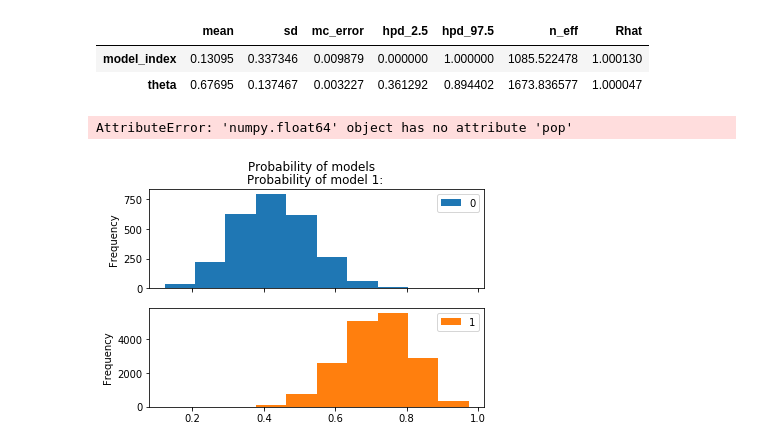
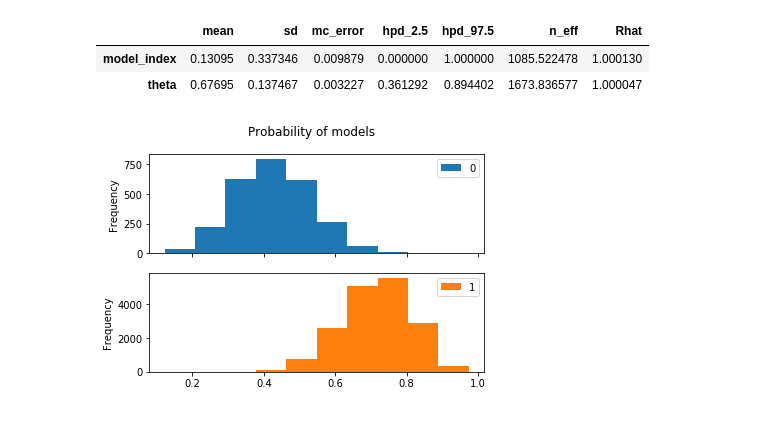
Before and after one commit to goodhamgupta/dbda_python, a Jupyter notebook: chapter_10/bern_beta_model_comp.ipynb, the cells around one changed output. Drawn from its saved outputs; the diff is of its cells as text; code cells hidden in the pictures.

```diff
--- a/chapter_10/chapter_10.ipynb
+++ b/chapter_10/bern_beta_model_comp.ipynb
@@ -59,8 +59,7 @@ p_m2 = 1 - p_m1
 theta_models_df = pd.DataFrame([theta_m1_sample, theta_m2_sample]).T
 # %%
 [ax1, ax2] = theta_models_df.plot.hist(subplots=True, title='Probability of models')
-ax1.set_title("Probability of model 1: ", p_m1)
-ax2.set_title("Probability of model 2: ", p_m2)
+# ax1.set_title("Probability of model 1: ", p_m1)
+# ax2.set_title("Probability of model 2: ", p_m2)
 # %% [output]
-AttributeError: 'numpy.float64' object has no attribute 'pop'
-[figure, old version]
+[figure, new version]
```
Also changed, not shown: 5 other files.
